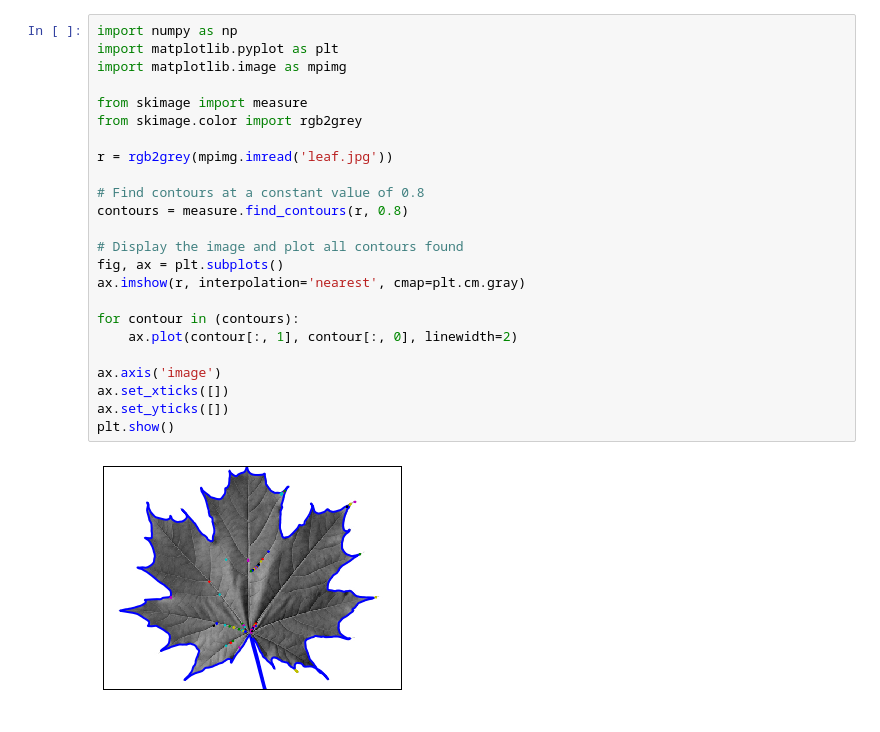
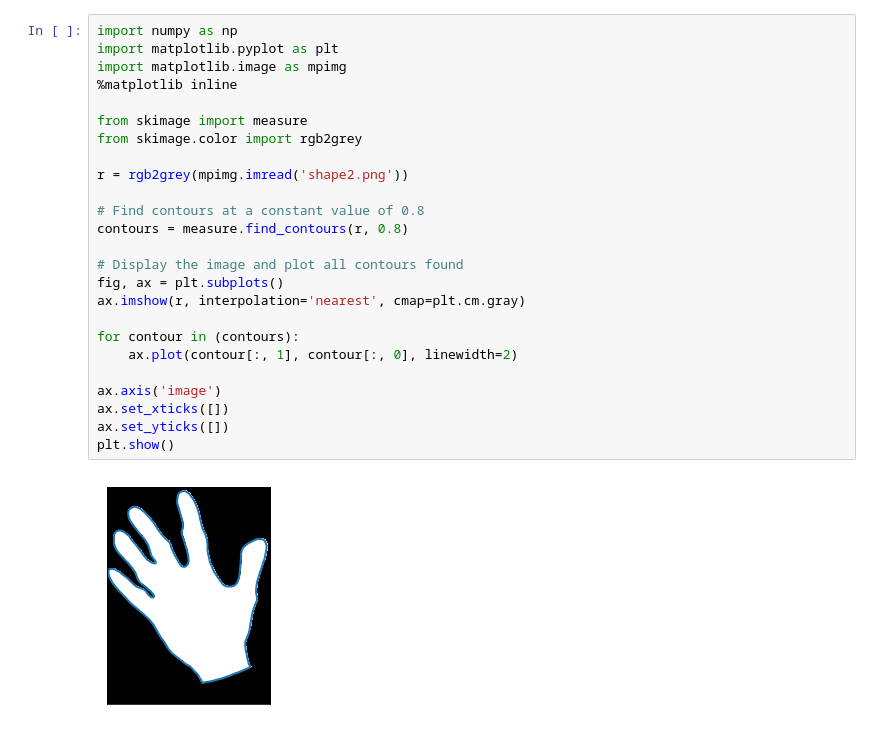
Before and after one commit to RudgeLab/MorphoOrganismos, a Jupyter notebook: python/Mesh from image.ipynb, the cells around one changed output. Saved outputs shown, nothing was run; the diff lists cells and outputs as text.

```diff
--- a/python/Mesh from image.ipynb
+++ b/python/Mesh from image.ipynb
@@ -1,29 +1,30 @@
 # %%
 import numpy as np
 import matplotlib.pyplot as plt
 import matplotlib.image as mpimg
+%matplotlib inline
 
 from skimage import measure
 from skimage.color import rgb2grey
 
-r = rgb2grey(mpimg.imread('leaf.jpg'))
+r = rgb2grey(mpimg.imread('shape2.png'))
 
 # Find contours at a constant value of 0.8
 contours = measure.find_contours(r, 0.8)
 
 # Display the image and plot all contours found
 fig, ax = plt.subplots()
 ax.imshow(r, interpolation='nearest', cmap=plt.cm.gray)
 
 for contour in (contours):
     ax.plot(contour[:, 1], contour[:, 0], linewidth=2)
 
 ax.axis('image')
 ax.set_xticks([])
 ax.set_yticks([])
 plt.show()
 # %% [output]
-[figure, old version]
+[figure, new version]
 # %%
 from dolfin import *
 from mshr import *
```
Also changed, not shown: parts of 2 cells of this notebook.
